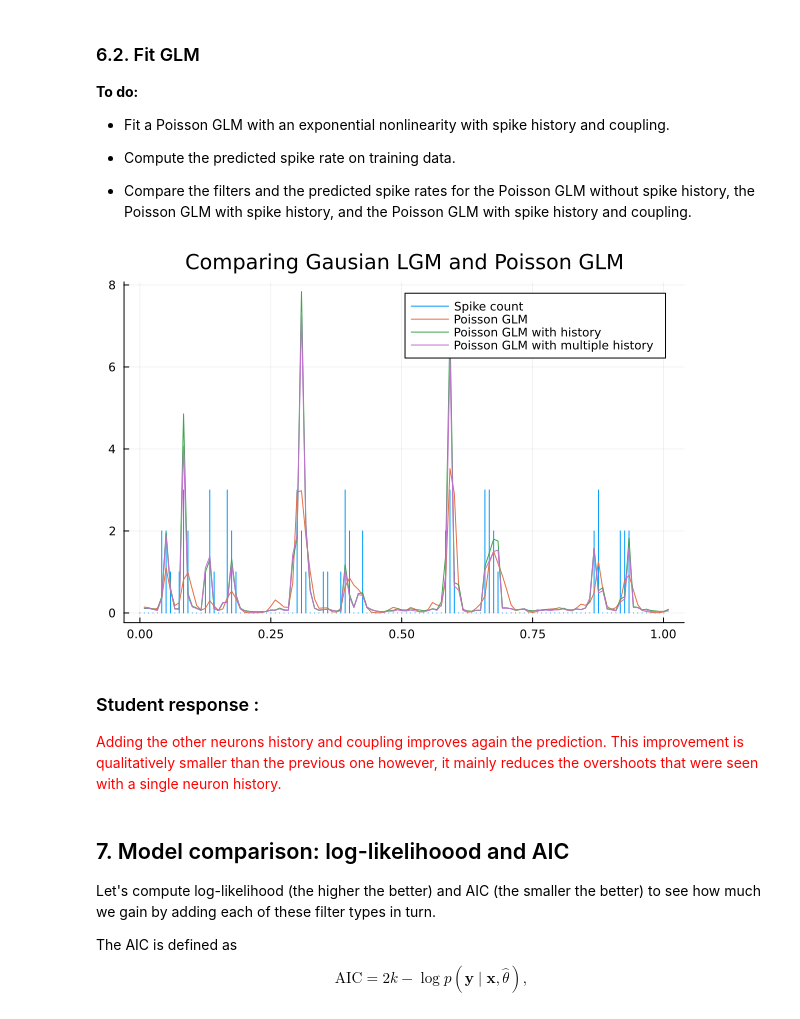
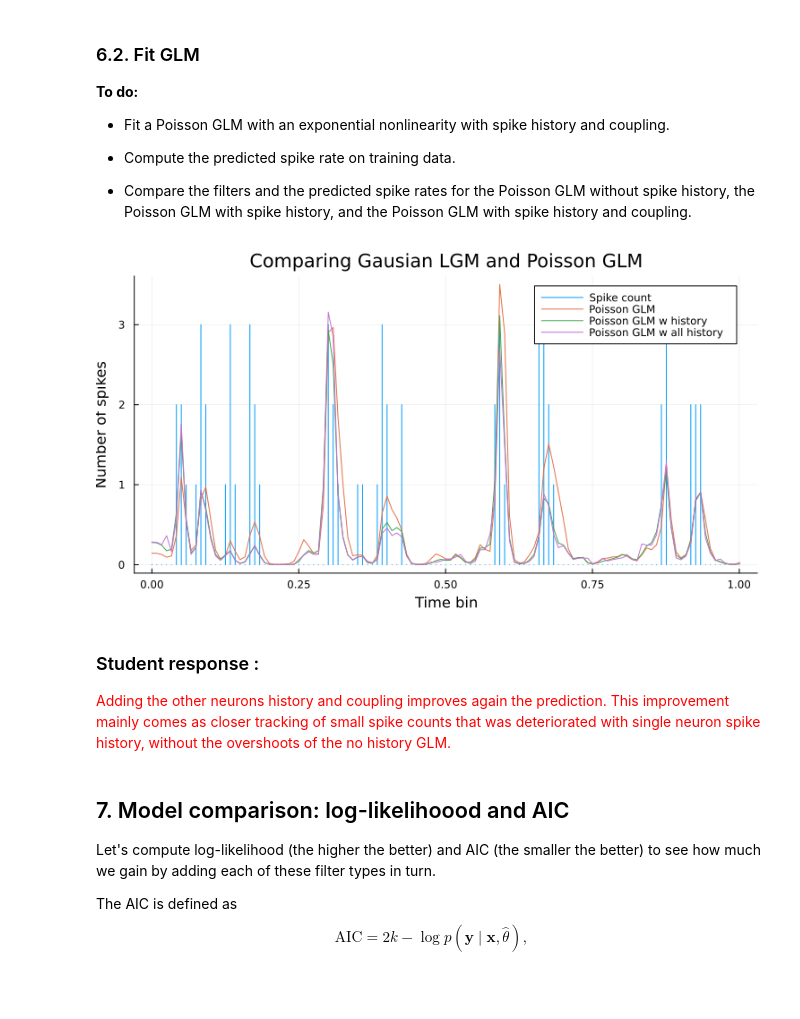
Before and after one commit to AurelienBernardP/Principles-of-neuroengineering, a Jupyter notebook: notebook2/Tutorial2-neural-encoding-modeling.ipynb, the cells around one changed output. Cells and saved outputs as stored; diff of their text form; code cells hidden in the pictures; blank space fills up the shorter version.

```diff
--- a/notebook2/Tutorial2-neural-encoding-modeling.ipynb
+++ b/notebook2/Tutorial2-neural-encoding-modeling.ipynb
@@ -222,10 +223,13 @@ design matrix and binned spike counts.
 - Plot the STA as a function of the time before spike.
 # %%
 # ...
-time_bins = collect(1:num_time_bins+1) * dt_stim
+time_bins = collect(0:num_time_bins) * dt_stim
 hist = fit(Histogram, spike_times, time_bins)
 
 Y = hist.weights
+
 STA = (transpose(design) * Y) * (1/num_spikes)
-plot(-(size(STA,1) :-1:1)* dt_stim , STA, markershape = :circle, label = "STA", xflip = false , xlabel = "time before spike")
+println("size", size(transpose(design)))
+
+plot(-(size(STA,1) :-1:1)* dt_stim , STA, markershape = :circle, label = "STA", xflip = false , xlabel = "Time before spike")
 # %% [output]
@@ -511,12 +513,14 @@ df = DataFrame(hist_expanded_design, :auto)
 df.y = Y
 
 formula = Term(:y) ~ sum(Term.(Symbol.(names(df[:, Not(:y)]))))
-poisson_glm_hist = glm(formula, df, Poisson())
+poisson_glm_hist = glm(formula, df, Poisson(), LogLink())
 predictions_glm_poisson_hist = predict(poisson_glm_hist)
 
 hist = fit(Histogram, spike_times[1:121], time_bins[1:121])
-hist_plot = plot(hist,seriestype = :sticks,label = "Spike count", title = "Comparing Gausian LGM and Poisson GLM")
-plot!(time_bins[1:121],y_pred_offset[1:121], label = "LGM prediction w offset")
+hist_plot = plot(hist,seriestype = :sticks,label = "Spike count", title = "Comparing Gausian LGM and Poisson GLM", size=(750,450),
+ylabel = "Number of spikes",
+xlabel = "Time bin")
+plot!(time_bins[1:121],y_pred_offset[1:121], label = "LGM prediction with offset")
 plot!(time_bins[1:121],predictions_glm_poisson[1:121], label = "Poisson GLM")
 plot!(time_bins[1:121],predictions_glm_poisson_hist[1:121], label = "Poisson GLM with history")
 # %% [output]
@@ -536,28 +540,30 @@ plot!(time_bins[1:121],predictions_glm_poisson_hist[1:121], label = "Poisson GLM
 
 - Vizualize the design matrix.
 # %%
-design = transpose(Hankel(vcat(vec(zeros((ntfilt,1))),stim[1]),stim))
-#heat_design = heatmap(-ntfilt+1:0, 1:50, design[1:50,:], yflip = true, title = "design matrix" , xlabel = "lags" , ylabel = "time bin")
 
-neuron1_hist = transpose(Hankel(vcat(vec(zeros((nthist,1))),Y1[1]),Y1))
+ntfilt = 25
+nthist = 20
+
+neuron1_hist = transpose(Hankel( zeros((nthist)) , vcat(0,Y1[1:size(Y1,1)-1])))
 #heat1 = heatmap(-ntfilt+1:0, 1:50, neuron1_hist[1:50,:], yflip = true, title = "design matrix" , xlabel = "n1 spike hist" , ylabel = "time bin")
 
-neuron2_hist = transpose(Hankel(vcat(vec(zeros((nthist,1))),Y2[1]),Y2))
+neuron2_hist = transpose(Hankel( zeros((nthist)) , vcat(0,Y2[1:size(Y2,1)-1])))
 #heat2 = heatmap(-ntfilt+1:0, 1:50, neuron2_hist[1:50,:], yflip = true, title = "design matrix" , xlabel = "n2 spike hist" , ylabel = "time bin")
 
-neuron3_hist = transpose(Hankel(vcat(vec(zeros((nthist,1))),Y3[1]),Y3))
+neuron3_hist = transpose(Hankel( zeros((nthist)) , vcat(0,Y3[1:size(Y3,1)-1])))
 #heat3 = heatmap(-ntfilt+1:0, 1:50, neuron3_hist[1:50,:], yflip = true, title = "design matrix" , xlabel = "n4 spike hist" , ylabel = "time bin")
 
-neuron4_hist = transpose(Hankel(vcat(vec(zeros((nthist,1))),Y4[1]),Y4))
+neuron4_hist = transpose(Hankel( zeros((nthist)) , vcat(0,Y4[1:size(Y4,1)-1])))
 #heat4 = heatmap(-ntfilt+1:0, 1:50, neuron4_hist[1:50,:], yflip = true, title = "design matrix" , xlabel = "n4 spike hist" , ylabel = "time bin")
 
-multy_hist_expanded_design = hcat(design,neuron1_hist,neuron2_hist,neuron3_hist,neuron4_hist)
+multy_hist_expanded_design = hcat(design, neuron1_hist, neuron2_hist, neuron3_hist, neuron4_hist)
 
-multy_hist_heat = heatmap(0:ntfilt+(nthist*4)+4, 1:50, multy_hist_expanded_design[1:50,:], yflip = true, title = "multiple history design matrix" , xlabel = "input and spike history lags" , ylabel = "time bin")
+multy_hist_heat = heatmap(0:ntfilt+(nthist*4)-1, 1:50, multy_hist_expanded_design[1:50, :], yflip = true, title = "Design matrix with all neurons history" , xlabel = "Lags" , ylabel = "Time bin")
 
-heat_spikes = heatmap((0:0),1:50,hist.weights[1:50,:], yflip = true , title = "spikes per time bin" )
+
+heat_spikes = heatmap((0:0),1:50,hist.weights[1:50,:], yflip = true , title = "Spikes per time bin" )
 
 l = @layout [a{0.8w} b]
 
-plot(multy_hist_heat, heat_spikes , layout = l)
+plot(multy_hist_heat, heat_spikes , layout = l, size=(750,400))
 # %% [output]
@@ -575,22 +581,24 @@ plot(multy_hist_heat, heat_spikes , layout = l)
 # %%
 df = DataFrame(multy_hist_expanded_design, :auto)
 df.y = Y
 
 formula = Term(:y) ~ sum(Term.(Symbol.(names(df[:, Not(:y)]))))
 poisson_glm_multy_hist = glm(formula, df, Poisson())
 predictions_glm_poisson_multy_hist = predict(poisson_glm_multy_hist)
 
 hist = fit(Histogram, spike_times[1:121], time_bins[1:121])
-hist_plot = plot(hist,seriestype = :sticks,label = "Spike count", title = "Comparing Gausian LGM and Poisson GLM")
+hist_plot = plot(hist,seriestype = :sticks,label = "Spike count", title = "Comparing Gausian LGM and Poisson GLM", size=(750,400),
+ylabel = "Number of spikes",
+xlabel = "Time bin")
 plot!(time_bins[1:121],predictions_glm_poisson[1:121], label = "Poisson GLM")
-plot!(time_bins[1:121],predictions_glm_poisson_hist[1:121], label = "Poisson GLM with history")
-plot!(time_bins[1:121],predictions_glm_poisson_multy_hist[1:121], label = "Poisson GLM with multiple history")
+plot!(time_bins[1:121],predictions_glm_poisson_hist[1:121], label = "Poisson GLM w history")
+plot!(time_bins[1:121],predictions_glm_poisson_multy_hist[1:121], label = "Poisson GLM w all history")
 # %% [output]
-[figure, old version]
+[figure, new version]
 # %% [markdown]
 ### Student response :
 <span style="color:red">
-    Adding the other neurons history and coupling improves again the prediction. This improvement is qualitatively smaller than the previous one however, it mainly reduces the overshoots that were seen with a single neuron history.
+    Adding the other neurons history and coupling improves again the prediction. This improvement mainly comes as closer tracking of small spike counts that was deteriorated with single neuron spike history, without the overshoots of the no history GLM.
 </span>
 # %% [markdown]
 ## 7. Model comparison: log-likelihoood and AIC
```
Also changed, not shown: parts of 16 cells of this notebook.
